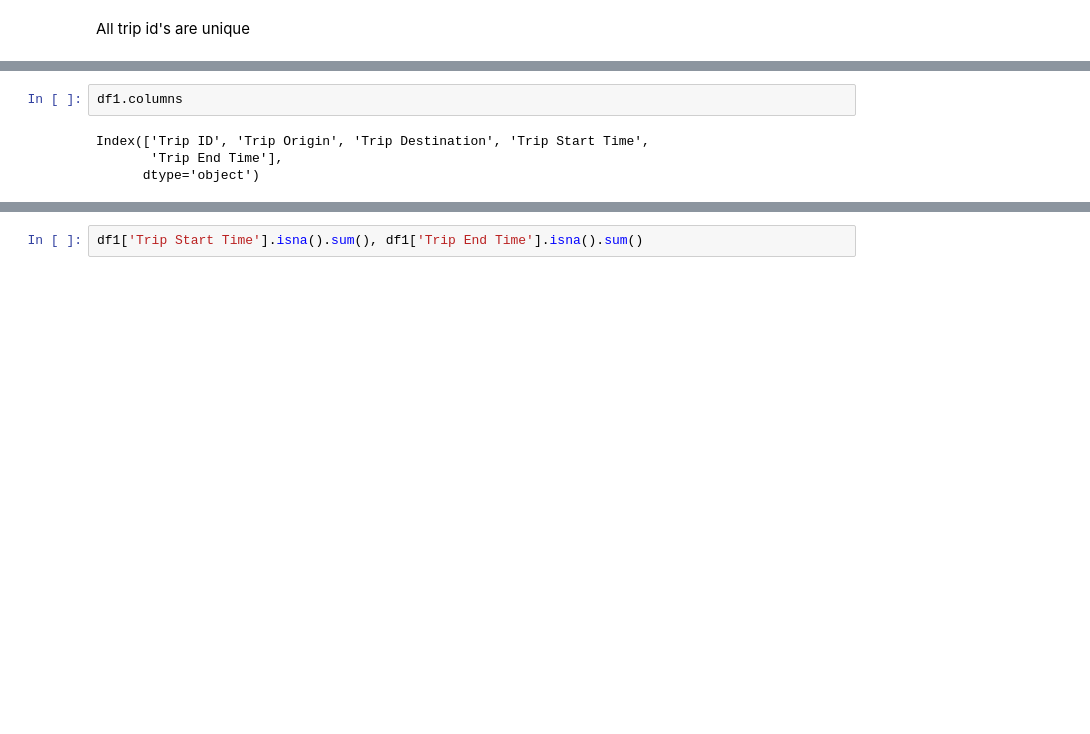
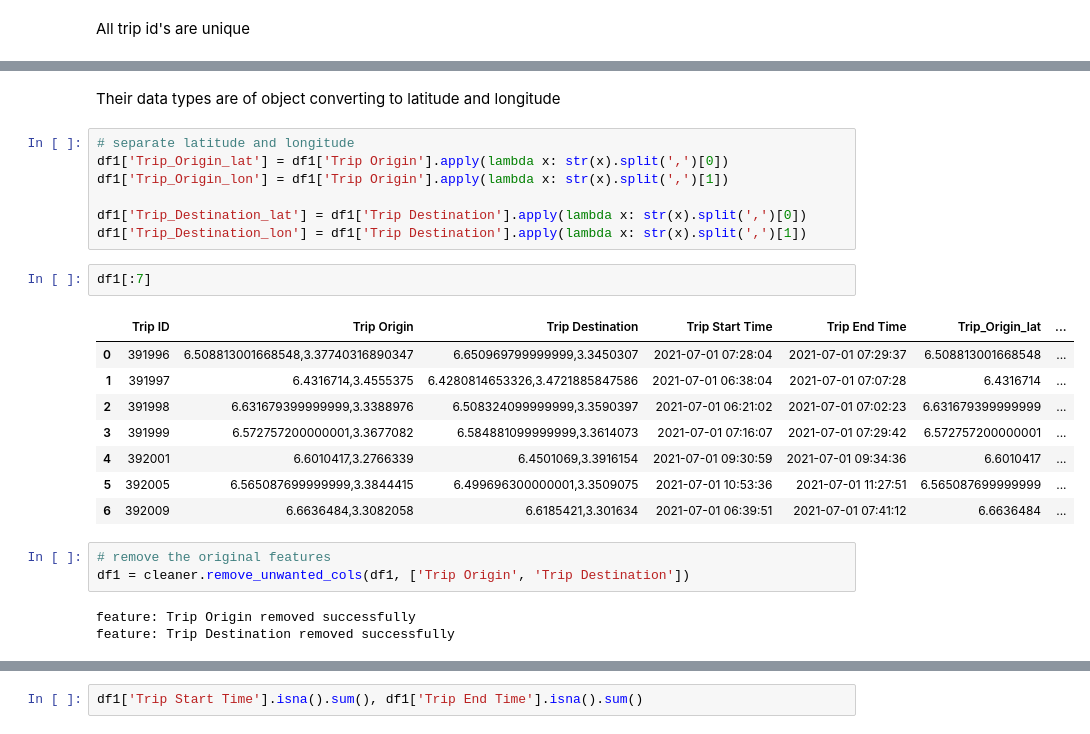
Before and after one commit to Fisseha-Estifanos/delivery_drivers, a Jupyter notebook: notebooks/eda.ipynb, the cells around one changed output, grey strips where cells are left out. Saved outputs shown, nothing was run; the diff lists cells and outputs as text; blank space fills up the shorter version.

```diff
--- a/notebooks/eda.ipynb
+++ b/notebooks/eda.ipynb
@@ -134,6 +150,26 @@ All trip id's are unique
+# %% [markdown]
+Their data types are of object converting to latitude and longitude
+# %%
+# separate latitude and longitude
+df1['Trip_Origin_lat'] = df1['Trip Origin'].apply(lambda x: str(x).split(',')[0])
+df1['Trip_Origin_lon'] = df1['Trip Origin'].apply(lambda x: str(x).split(',')[1])
+
+df1['Trip_Destination_lat'] = df1['Trip Destination'].apply(lambda x: str(x).split(',')[0])
+df1['Trip_Destination_lon'] = df1['Trip Destination'].apply(lambda x: str(x).split(',')[1])
 # %%
-df1.columns
+df1[:7]
 # %% [output]
-Index(['Trip ID', 'Trip Origin', 'Trip Destination', 'Trip Start Time',
-       'Trip End Time'],
-      dtype='object')
+|  | Trip ID | Trip Origin | Trip Destination | Trip Start Time | Trip End Time | Trip_Origin_lat | ... |
+| 0 | 391996 | 6.508813001668548,3.37740316890347 | 6.650969799999999,3.3450307 | 2021-07-01 07:28:04 | 2021-07-01 07:29:37 | 6.508813001668548 | ... |
+| 1 | 391997 | 6.4316714,3.4555375 | 6.4280814653326,3.4721885847586 | 2021-07-01 06:38:04 | 2021-07-01 07:07:28 | 6.4316714 | ... |
+| 2 | 391998 | 6.631679399999999,3.3388976 | 6.508324099999999,3.3590397 | 2021-07-01 06:21:02 | 2021-07-01 07:02:23 | 6.631679399999999 | ... |
+| 3 | 391999 | 6.572757200000001,3.3677082 | 6.584881099999999,3.3614073 | 2021-07-01 07:16:07 | 2021-07-01 07:29:42 | 6.572757200000001 | ... |
+| 4 | 392001 | 6.6010417,3.2766339 | 6.4501069,3.3916154 | 2021-07-01 09:30:59 | 2021-07-01 09:34:36 | 6.6010417 | ... |
+| 5 | 392005 | 6.565087699999999,3.3844415 | 6.499696300000001,3.3509075 | 2021-07-01 10:53:36 | 2021-07-01 11:27:51 | 6.565087699999999 | ... |
+| 6 | 392009 | 6.6636484,3.3082058 | 6.6185421,3.301634 | 2021-07-01 06:39:51 | 2021-07-01 07:41:12 | 6.6636484 | ... |
+# %%
+# remove the original features
+df1 = cleaner.remove_unwanted_cols(df1, ['Trip Origin', 'Trip Destination'])
+# %% [output]
+feature: Trip Origin removed successfully
+feature: Trip Destination removed successfully
```
Also changed, not shown: parts of 45 cells of this notebook.
